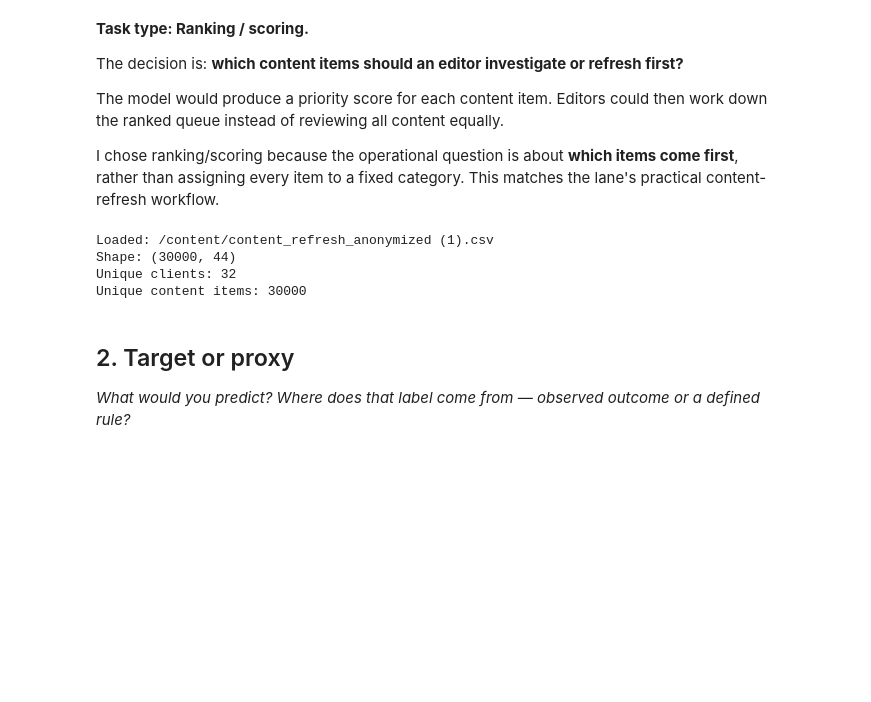
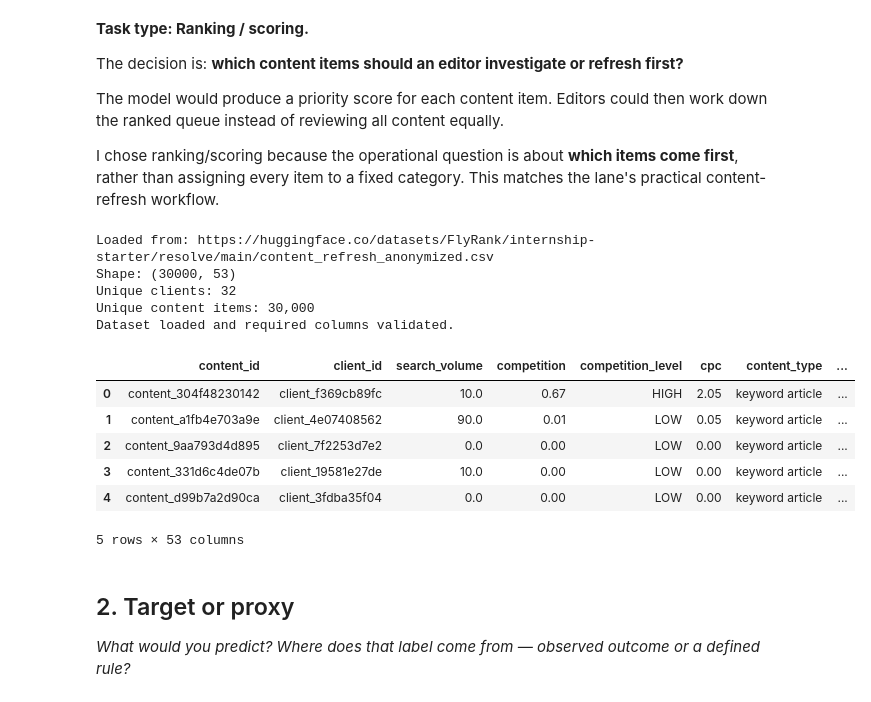
Before and after one commit to Kifayat-Sayed/flyrank-ml-internship1, a Jupyter notebook: work/notebooks/w02_ml_task_framing.ipynb, the cells around one changed output. Saved outputs shown, nothing was run; the diff lists cells and outputs as text; code cells hidden in the pictures; blank space fills up the shorter version.

```diff
--- a/work/notebooks/w02_ml_task_framing.ipynb
+++ b/work/notebooks/w02_ml_task_framing.ipynb
@@ -19,33 +19,86 @@ The model would produce a priority score for each content item. Editors could th
 
 I chose ranking/scoring because the operational question is about **which items come first**, rather than assigning every item to a fixed category. This matches the lane's practical content-refresh workflow.
 # %%
-# This cell is for CODE (numbers, a query, a check).
-# Write your text answer in the cell ABOVE this one — typing sentences here breaks Run All.
+
 from pathlib import Path
 import pandas as pd
 
-# Locate the starter CSV in the repo, Colab clone, or the current uploaded workspace.
+# 1. Check common local locations first
 candidates = [
     Path("data/raw/content_refresh_anonymized.csv"),
+    Path("/content/data/raw/content_refresh_anonymized.csv"),
+    Path("/content/content_refresh_anonymized.csv"),
     Path("/content/content_refresh_anonymized (1).csv"),
     Path("/mnt/data/content_refresh_anonymized.csv"),
 ]
 
-csv_path = next((p for p in candidates if p.exists()), None)
-if csv_path is None:
-    raise FileNotFoundError("Could not find data/raw/content_refresh_anonymized.csv")
+csv_path = next((p for p in candidates if p.is_file()), None)
 
-data = pd.read_csv(csv_path)
+# 2. If not found locally, try the public dataset and repository
+if csv_path is not None:
+    data = pd.read_csv(csv_path)
+    source = str(csv_path)
+else:
+    urls = [
+        "https://huggingface.co/datasets/FlyRank/internship-starter/resolve/main/content_refresh_anonymized.csv",
+        "https://raw.githubusercontent.com/Kifayat-Sayed/flyrank-ml-internship1/main/data/raw/content_refresh_anonymized.csv",
+    ]
 
-print(f"Loaded: {csv_path}")
+    errors = []
+    data = None
+    source = None
+
+    for url in urls:
+        try:
+            candidate_data = pd.read_csv(url)
+            if candidate_data.empty:
+                raise ValueError("The CSV is empty.")
+
+            data = candidate_data
+            source = url
+            break
+        except Exception as exc:
+            errors.append(f"{url}\n  {type(exc).__name__}: {exc}")
+
+    if data is None:
+        raise RuntimeError(
+            "Could not load the dataset from any source:\n"
+            + "\n".join(errors)
+            + "\nUpload the CSV to Colab or check the repository path."
+        )
+
+# 3. Validate the columns needed by this notebook
+required_cols = [
+    "client_id",
+    "content_id",
+    "days_since_last_update",
+    "impressions_90d",
+]
+
+missing = [col for col in required_cols if col not in data.columns]
+if missing:
+    raise ValueError(f"Dataset is missing required columns: {missing}")
+
+# 4. Show the result
+print(f"Loaded from: {source}")
 print(f"Shape: {data.shape}")
-print(f"Unique clients: {data['client_id'].nunique()}")
-print(f"Unique content items: {data['content_id'].nunique()}")
+print(f"Unique clients: {data['client_id'].nunique():,}")
+print(f"Unique content items: {data['content_id'].nunique():,}")
+print("Dataset loaded and required columns validated.")
+display(data.head())
 # %% [output]
-Loaded: /content/content_refresh_anonymized (1).csv
-Shape: (30000, 44)
+Loaded from: https://huggingface.co/datasets/FlyRank/internship-starter/resolve/main/content_refresh_anonymized.csv
+Shape: (30000, 53)
 Unique clients: 32
-Unique content items: 30000
+Unique content items: 30,000
+Dataset loaded and required columns validated.
+|  | content_id | client_id | search_volume | competition | competition_level | cpc | content_type | ... |
+| 0 | content_304f48230142 | client_f369cb89fc | 10.0 | 0.67 | HIGH | 2.05 | keyword article | ... |
+| 1 | content_a1fb4e703a9e | client_4e07408562 | 90.0 | 0.01 | LOW | 0.05 | keyword article | ... |
+| 2 | content_9aa793d4d895 | client_7f2253d7e2 | 0.0 | 0.00 | LOW | 0.00 | keyword article | ... |
+| 3 | content_331d6c4de07b | client_19581e27de | 10.0 | 0.00 | LOW | 0.00 | keyword article | ... |
+| 4 | content_d99b7a2d90ca | client_3fdba35f04 | 0.0 | 0.00 | LOW | 0.00 | keyword article | ... |
+5 rows × 53 columns
 # %% [markdown]
 ## 2. Target or proxy
 
```
